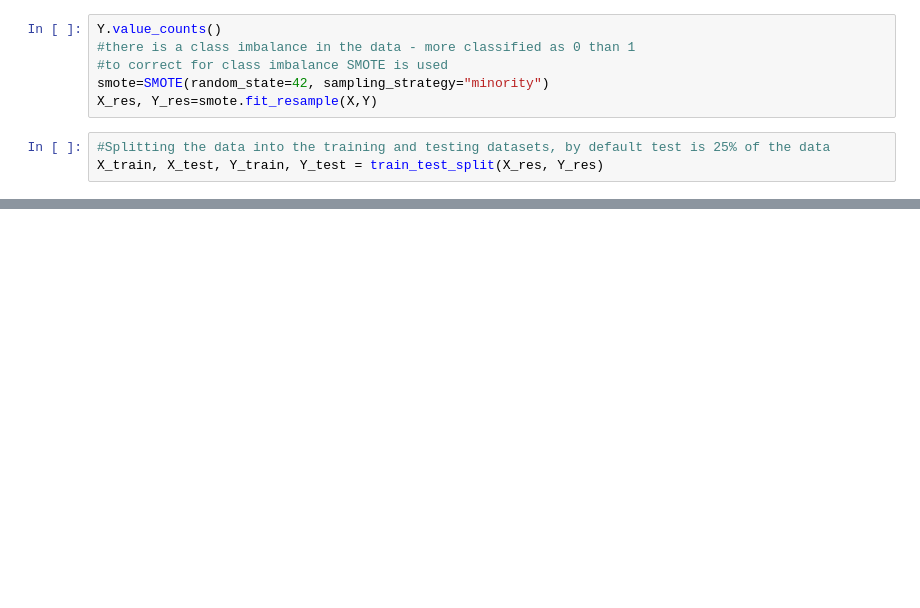
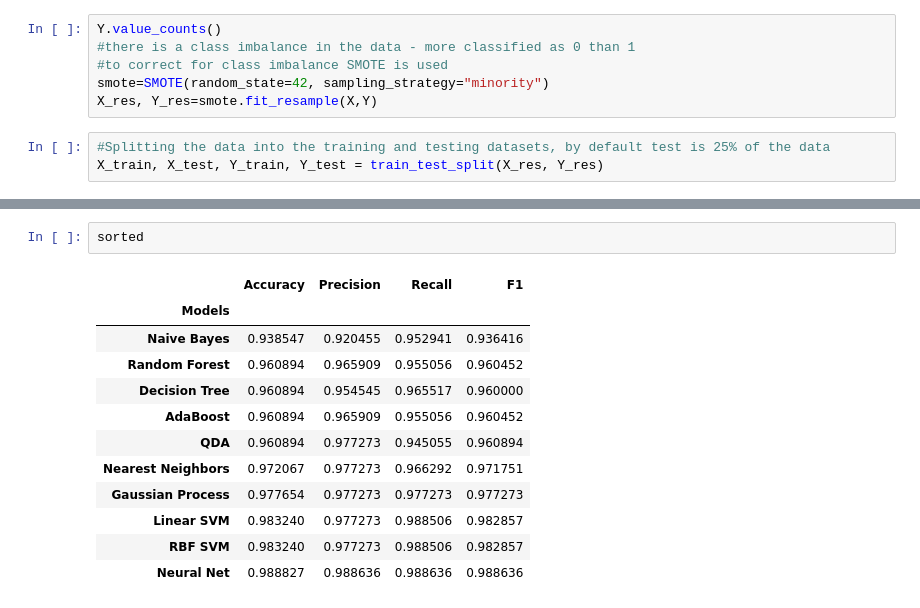
Before and after one commit to kzoltowska/Machine_Learning_Breast_Cancer_Data, a Jupyter notebook: Machine_learning_classifiers.ipynb, the cells around one changed output, grey strips where cells are left out. Saved outputs shown, nothing was run; the diff lists cells and outputs as text; blank space fills up the shorter version.

```diff
--- a/Machine_learning_classifiers.ipynb
+++ b/Machine_learning_classifiers.ipynb
@@ -79,0 +112,15 @@ enumerate(classifiers)
+# %%
+sorted
+# %% [output]
+|  | Accuracy | Precision | Recall | F1 |
+| Models |  |  |  |  |
+| Naive Bayes | 0.938547 | 0.920455 | 0.952941 | 0.936416 |
+| Random Forest | 0.960894 | 0.965909 | 0.955056 | 0.960452 |
+| Decision Tree | 0.960894 | 0.954545 | 0.965517 | 0.960000 |
+| AdaBoost | 0.960894 | 0.965909 | 0.955056 | 0.960452 |
+| QDA | 0.960894 | 0.977273 | 0.945055 | 0.960894 |
+| Nearest Neighbors | 0.972067 | 0.977273 | 0.966292 | 0.971751 |
+| Gaussian Process | 0.977654 | 0.977273 | 0.977273 | 0.977273 |
+| Linear SVM | 0.983240 | 0.977273 | 0.988506 | 0.982857 |
+| RBF SVM | 0.983240 | 0.977273 | 0.988506 | 0.982857 |
+| Neural Net | 0.988827 | 0.988636 | 0.988636 | 0.988636 |
```
Also changed, not shown: parts of 8 cells of this notebook.
